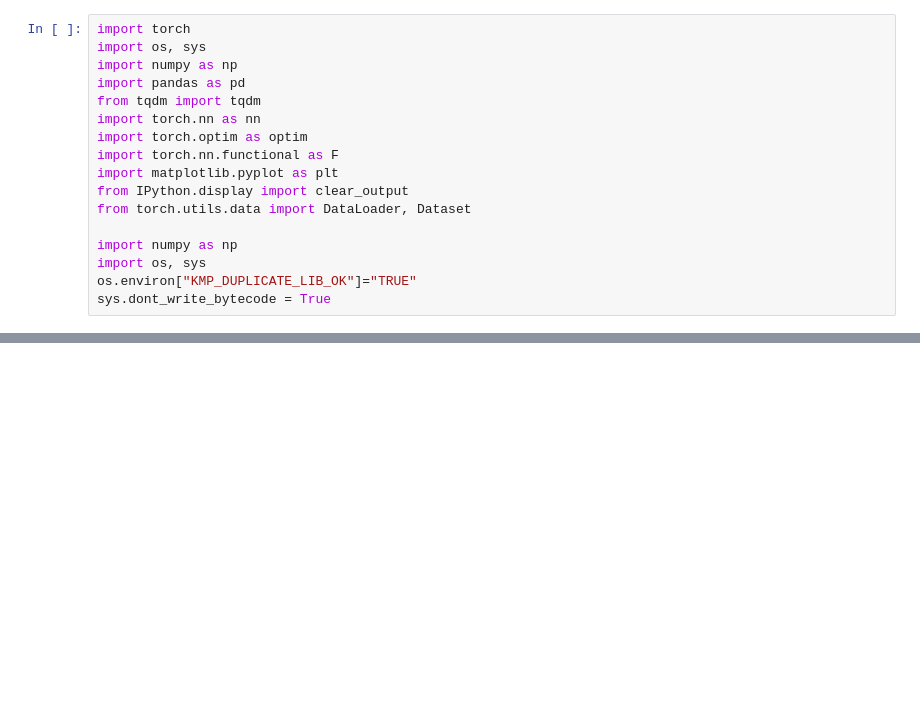
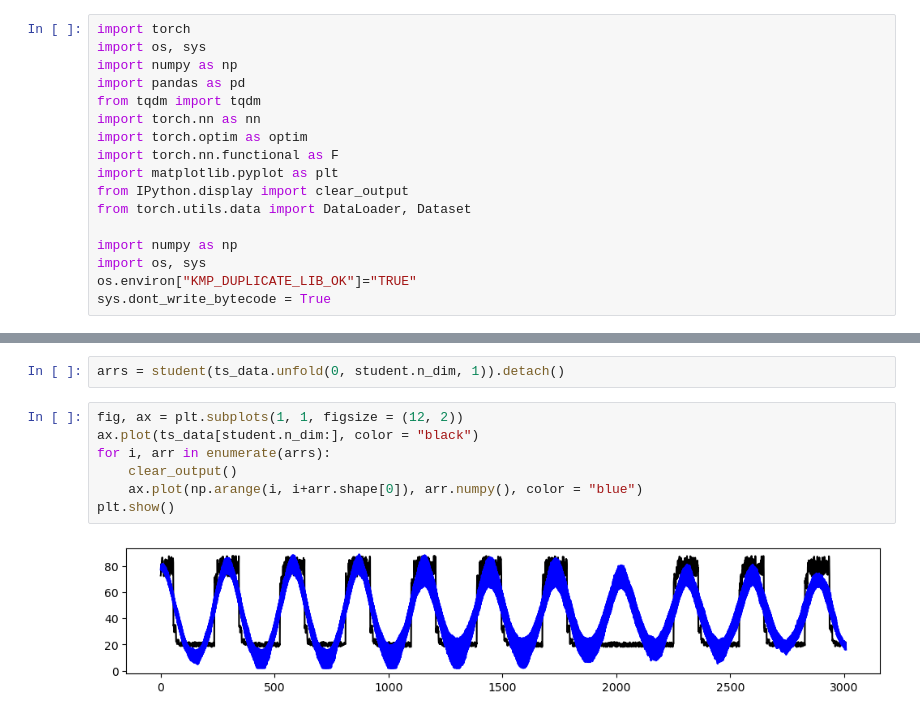
Before and after one commit to Jhbai/DeepLearning_TimeSeriesModel, a Jupyter notebook: FC_VAE/dev_teacher_student.ipynb, the cells around one changed output, grey strips where cells are left out. Saved outputs shown, nothing was run; the diff lists cells and outputs as text; blank space fills up the shorter version.

```diff
--- a/FC_VAE/dev_teacher_student.ipynb
+++ b/FC_VAE/dev_teacher_student.ipynb
@@ -189,0 +193,11 @@ for case in (0, 1, 2, 3):
+# %%
+arrs = student(ts_data.unfold(0, student.n_dim, 1)).detach()
+# %%
+fig, ax = plt.subplots(1, 1, figsize = (12, 2))
+ax.plot(ts_data[student.n_dim:], color = "black")
+for i, arr in enumerate(arrs):
+    clear_output()
+    ax.plot(np.arange(i, i+arr.shape[0]), arr.numpy(), color = "blue")
+plt.show()
+# %% [output]
+[figure, added]
```
Also changed, not shown: parts of 4 cells of this notebook, 3 other files.
